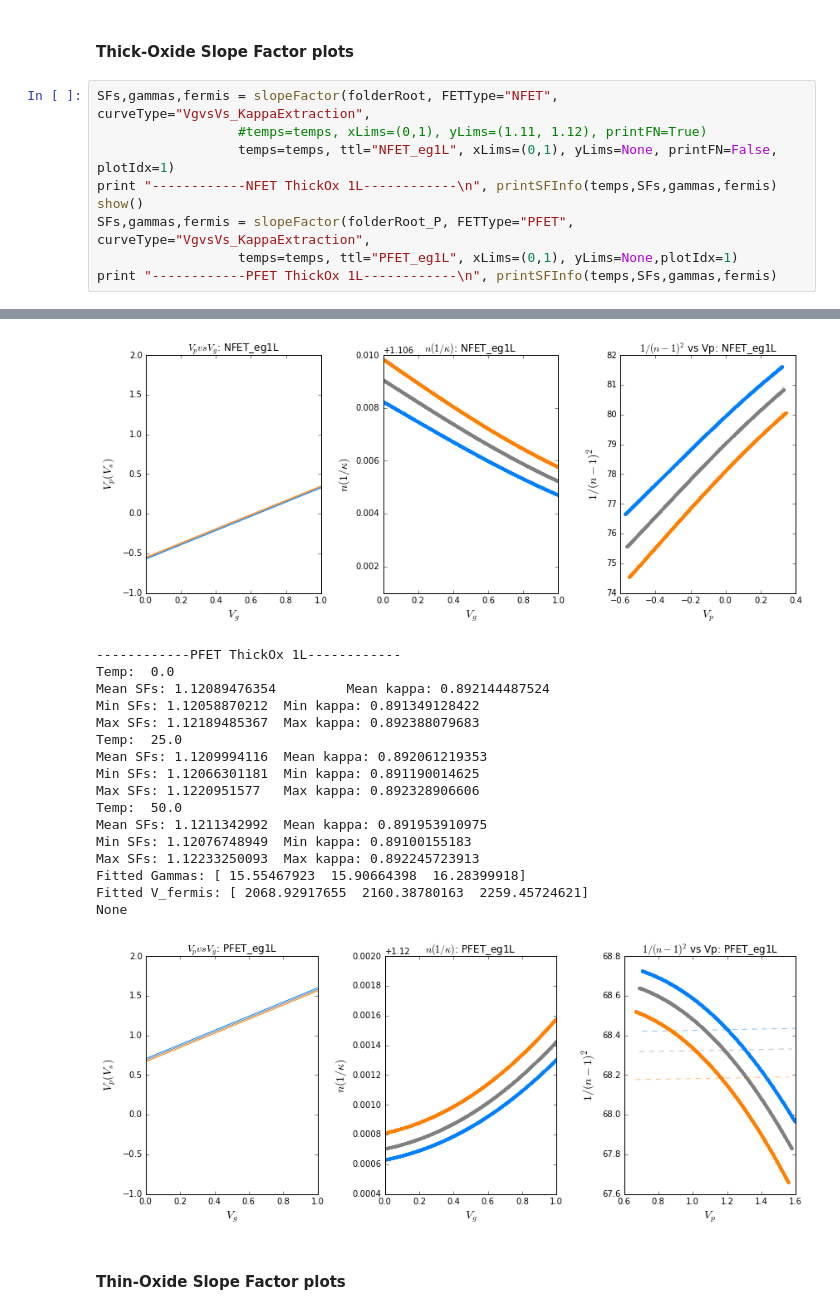
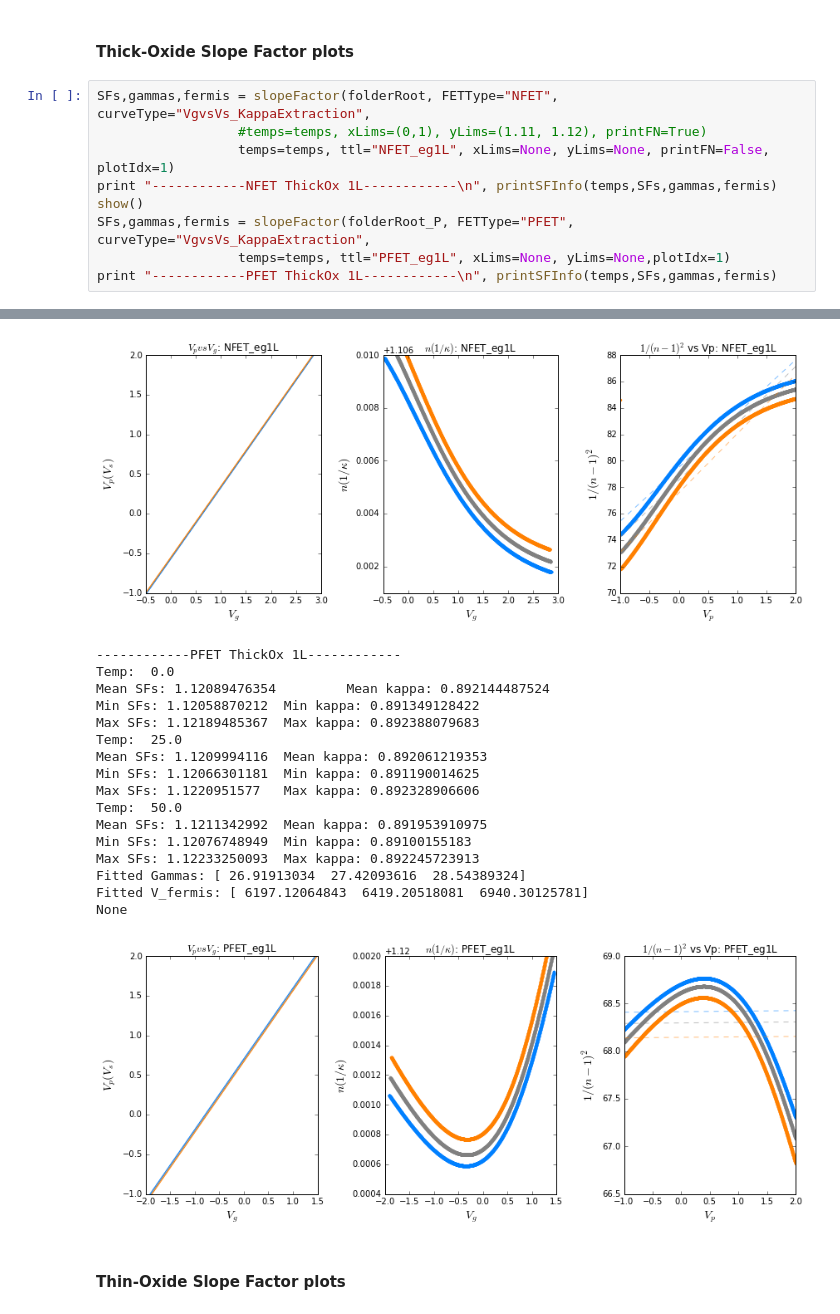
Before and after one commit to twinoza/TwinPyNB, a Jupyter notebook: FETCharacterization/FET_ParamExtract.ipynb, the cells around one changed output, grey strips where cells are left out. Cells and saved outputs as stored; diff of their text form.

```diff
--- a/FETCharacterization/FET_ParamExtract.ipynb
+++ b/FETCharacterization/FET_ParamExtract.ipynb
@@ -565,11 +568,11 @@ _Note: the mean, min, and max values shown are for the full measured range of va
 # %%
 SFs,gammas,fermis = slopeFactor(folderRoot, FETType="NFET", curveType="VgvsVs_KappaExtraction",
                   #temps=temps, xLims=(0,1), yLims=(1.11, 1.12), printFN=True)
-                  temps=temps, ttl="NFET_eg1L", xLims=(0,1), yLims=None, printFN=False, plotIdx=1)
+                  temps=temps, ttl="NFET_eg1L", xLims=None, yLims=None, printFN=False, plotIdx=1)
 print "------------NFET ThickOx 1L------------\n", printSFInfo(temps,SFs,gammas,fermis)
 show()
 SFs,gammas,fermis = slopeFactor(folderRoot_P, FETType="PFET", curveType="VgvsVs_KappaExtraction",
-                  temps=temps, ttl="PFET_eg1L", xLims=(0,1), yLims=None,plotIdx=1)
+                  temps=temps, ttl="PFET_eg1L", xLims=None, yLims=None,plotIdx=1)
 print "------------PFET ThickOx 1L------------\n", printSFInfo(temps,SFs,gammas,fermis)
 # %% [output]
 ------------NFET ThickOx 1L------------
@@ -590,22 +593,22 @@ Fitted V_fermis: [ 7.1306695   6.6167543   6.24774072]
 None
-[figure, old version]
+[figure, new version]
 ------------PFET ThickOx 1L------------
 Temp:  0.0
 Mean SFs: 1.12089476354         Mean kappa: 0.892144487524
 Min SFs: 1.12058870212  Min kappa: 0.891349128422
 Max SFs: 1.12189485367  Max kappa: 0.892388079683
 Temp:  25.0
 Mean SFs: 1.1209994116  Mean kappa: 0.892061219353
 Min SFs: 1.12066301181  Min kappa: 0.891190014625
 Max SFs: 1.1220951577   Max kappa: 0.892328906606
 Temp:  50.0
 Mean SFs: 1.1211342992  Mean kappa: 0.891953910975
 Min SFs: 1.12076748949  Min kappa: 0.89100155183
 Max SFs: 1.12233250093  Max kappa: 0.892245723913
-Fitted Gammas: [ 15.55467923  15.90664398  16.28399918]
-Fitted V_fermis: [ 2068.92917655  2160.38780163  2259.45724621]
+Fitted Gammas: [ 26.91913034  27.42093616  28.54389324]
+Fitted V_fermis: [ 6197.12064843  6419.20518081  6940.30125781]
 None
-[figure, old version]
+[figure, new version]
 # %% [markdown]
 #### Thin-Oxide Slope Factor plots
 # %%
```
Also changed, not shown: parts of 5 cells of this notebook, 1 other file.
